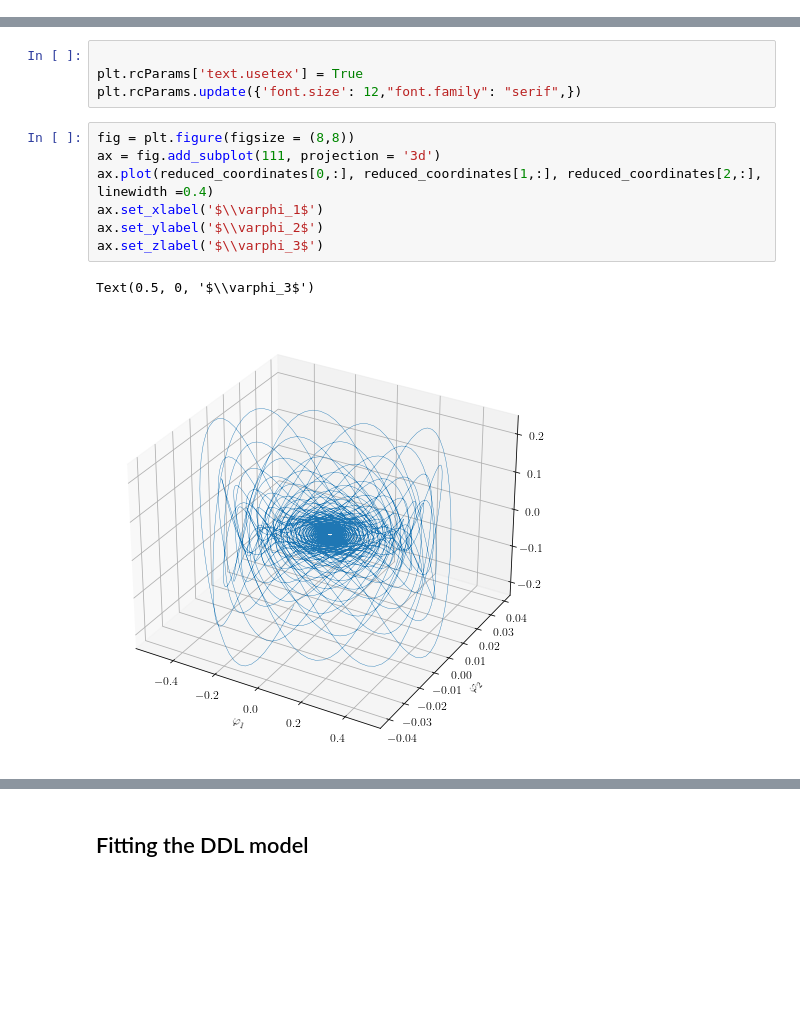
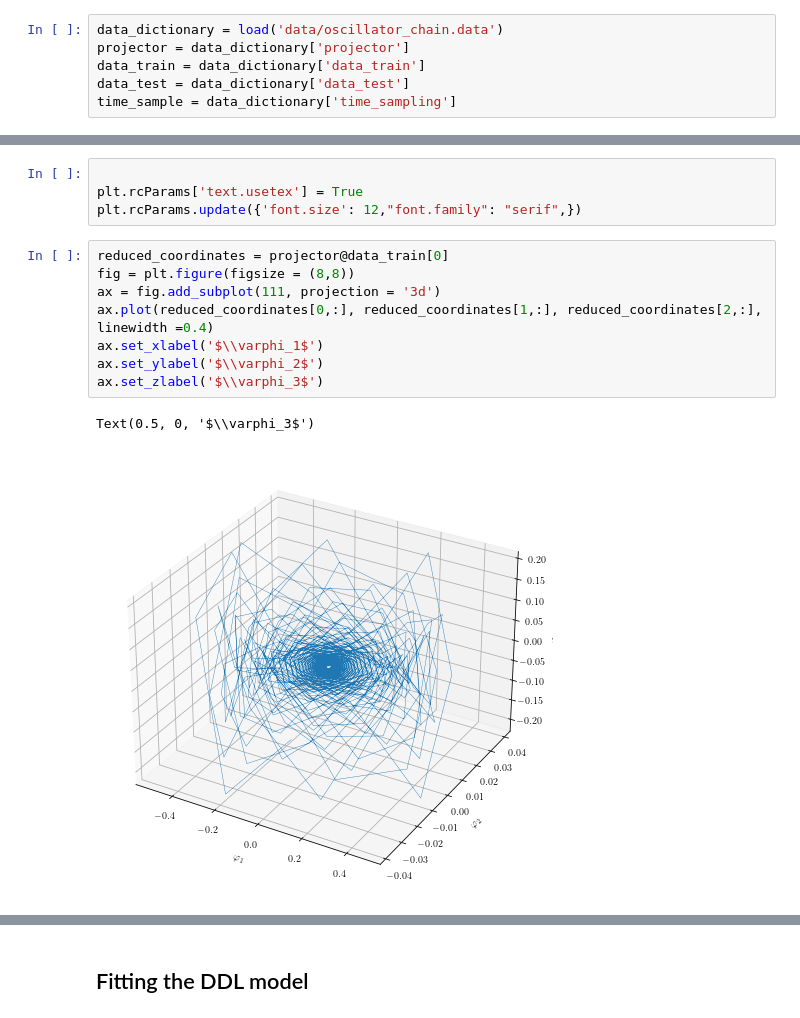
Before and after one commit to haller-group/DataDrivenLinearization, a Jupyter notebook: examples/Example_5_oscillator_chain_4D.ipynb, the cells around one changed output, grey strips where cells are left out. Drawn from its saved outputs; the diff is of its cells as text; blank space fills up the shorter version.

Commit message:
Oscillator chain example

```diff
--- a/examples/Example_5_oscillator_chain_4D.ipynb
+++ b/examples/Example_5_oscillator_chain_4D.ipynb
@@ -53,3 +27,9 @@ reduced_coordinates = projector@ydat[0][1]
+# %%
+data_dictionary = load('data/oscillator_chain.data')
+projector = data_dictionary['projector']
+data_train = data_dictionary['data_train']
+data_test = data_dictionary['data_test']
+time_sample = data_dictionary['time_sampling']
 # %% [markdown]
 The first 3 coordinates of the reduced phase can be visualized as
 # %%
@@ -57,13 +37,14 @@ The first 3 coordinates of the reduced phase can be visualized as
 plt.rcParams['text.usetex'] = True
 plt.rcParams.update({'font.size': 12,"font.family": "serif",})
 # %%
+reduced_coordinates = projector@data_train[0]
 fig = plt.figure(figsize = (8,8))
 ax = fig.add_subplot(111, projection = '3d')
 ax.plot(reduced_coordinates[0,:], reduced_coordinates[1,:], reduced_coordinates[2,:], linewidth =0.4)
 ax.set_xlabel('$\\varphi_1$')
 ax.set_ylabel('$\\varphi_2$')
 ax.set_zlabel('$\\varphi_3$')
 # %% [output]
 Text(0.5, 0, '$\\varphi_3$')
-[figure, old version]
+[figure, new version]
 # %%
```
Also changed, not shown: parts of 55 cells of this notebook, 3 other files.
